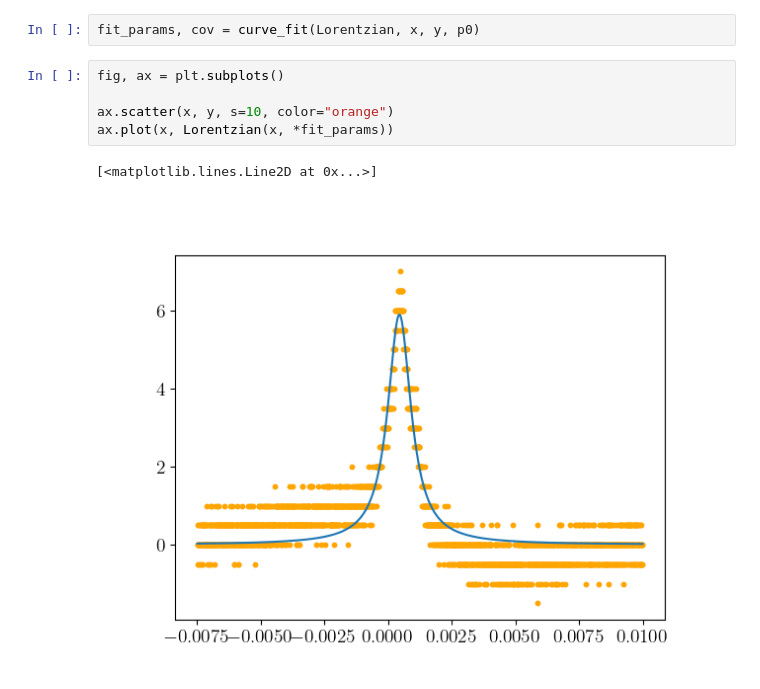
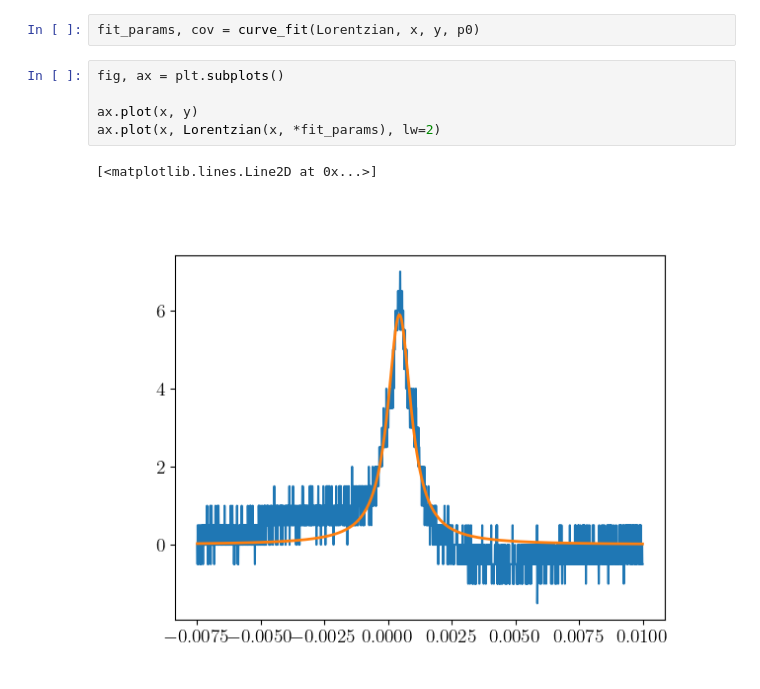
Before and after one commit to andres-luengo/alden-andres-max-most-dangerous-4450-trio, a Jupyter notebook: rb-spectroscopy/fit_no_mag.ipynb, the cells around one changed output. Saved outputs shown, nothing was run; the diff lists cells and outputs as text.

```diff
--- a/rb-spectroscopy/fit_no_mag.ipynb
+++ b/rb-spectroscopy/fit_no_mag.ipynb
@@ -55,8 +55,8 @@ fit_params, cov = curve_fit(Lorentzian, x, y, p0)
 # %%
 fig, ax = plt.subplots()
 
-ax.scatter(x, y, s=10, color="orange")
-ax.plot(x, Lorentzian(x, *fit_params))
+ax.plot(x, y)
+ax.plot(x, Lorentzian(x, *fit_params), lw=2)
 # %% [output]
 [<matplotlib.lines.Line2D at 0x...>]
-[figure, old version]
+[figure, new version]
```
